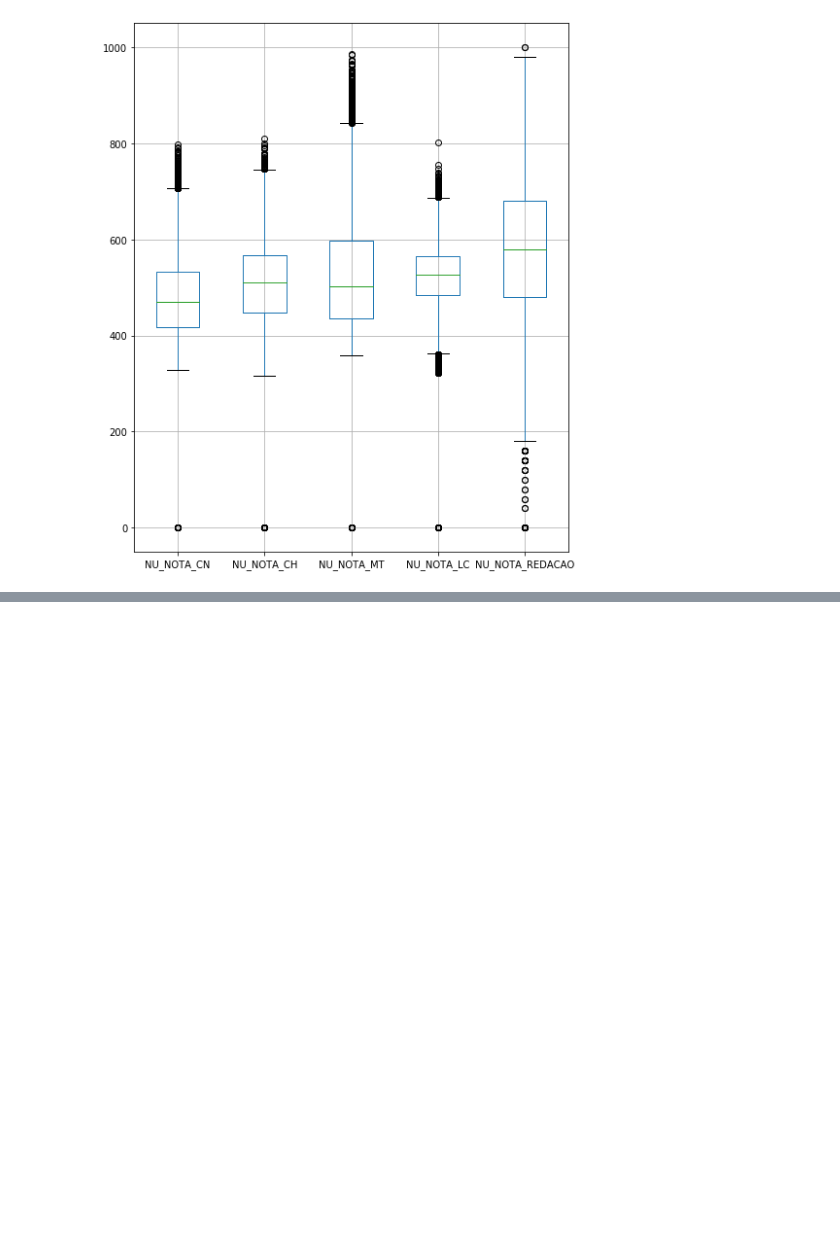
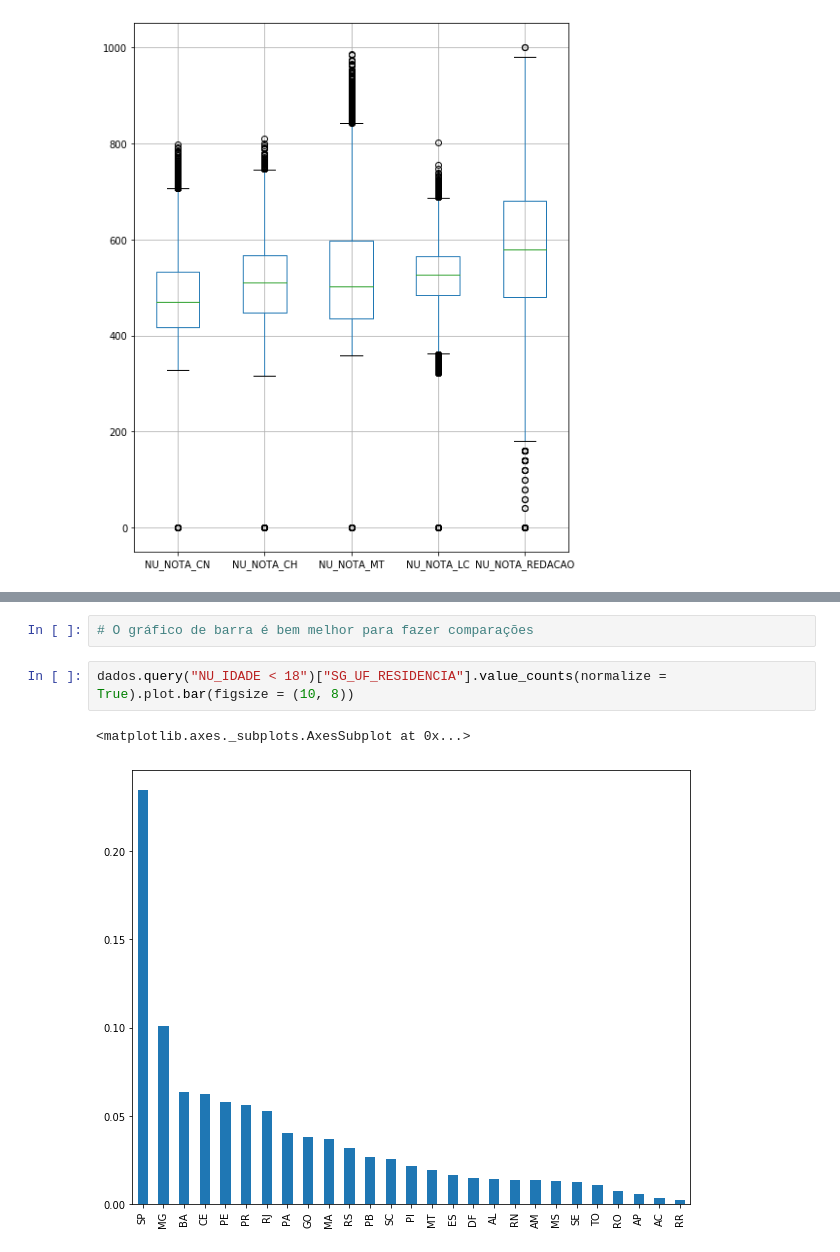
Before and after one commit to LucasSSouzaSSantos/Python, a Jupyter notebook: Pandas/Alura/Aula02.ipynb, the cells around one changed output, grey strips where cells are left out. Cells and saved outputs as stored; diff of their text form; blank space fills up the shorter version.

```diff
--- a/Pandas/Alura/Aula02.ipynb
+++ b/Pandas/Alura/Aula02.ipynb
@@ -331,0 +345,7 @@ Name: SG_UF_RESIDENCIA, dtype: float64
+# %%
+# O gráfico de barra é bem melhor para fazer comparações
+# %%
+dados.query("NU_IDADE < 18")["SG_UF_RESIDENCIA"].value_counts(normalize = True).plot.bar(figsize = (10, 8))
+# %% [output]
+<matplotlib.axes._subplots.AxesSubplot at 0x...>
+[figure, added]
```
Also changed, not shown: parts of 17 cells of this notebook.
